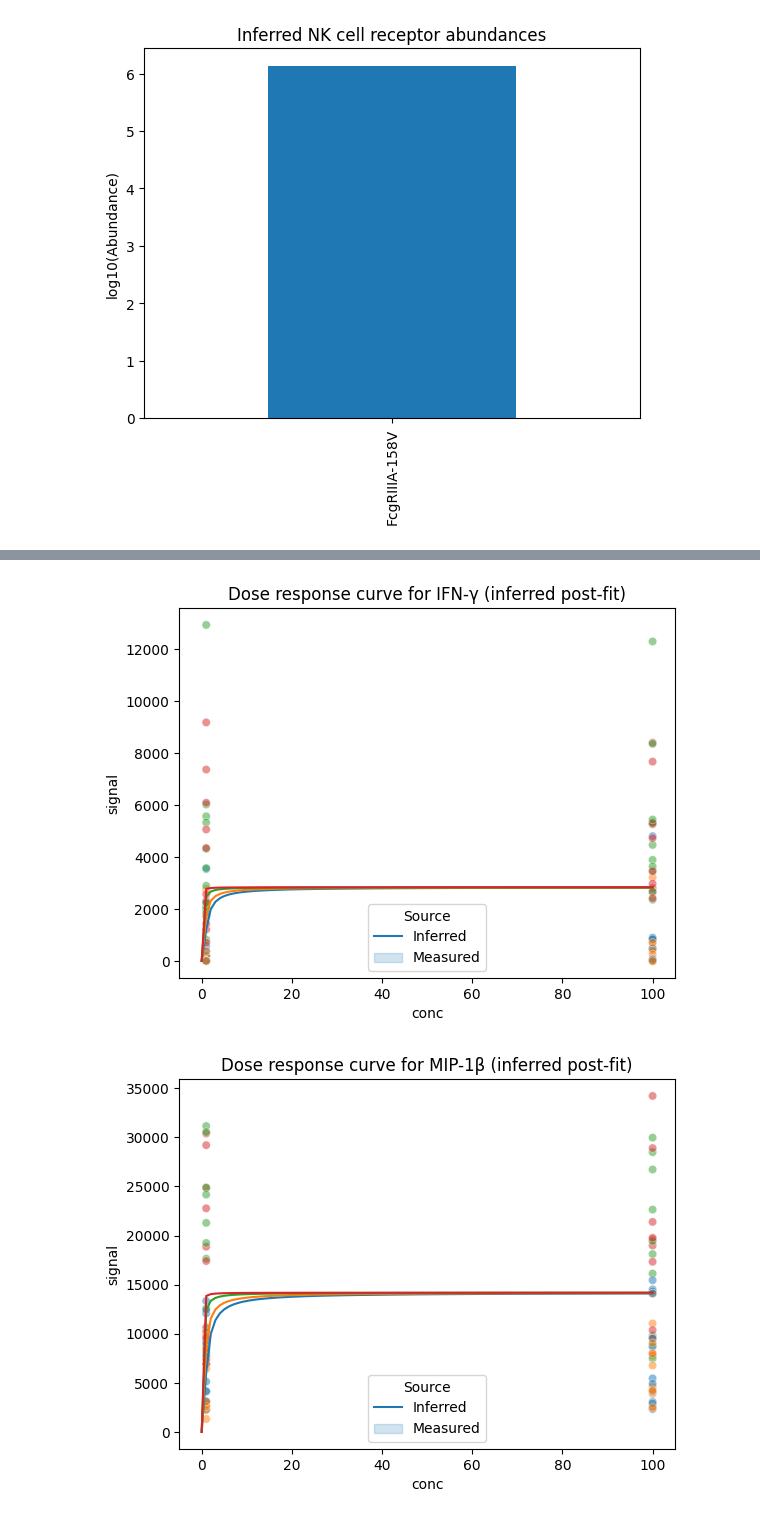
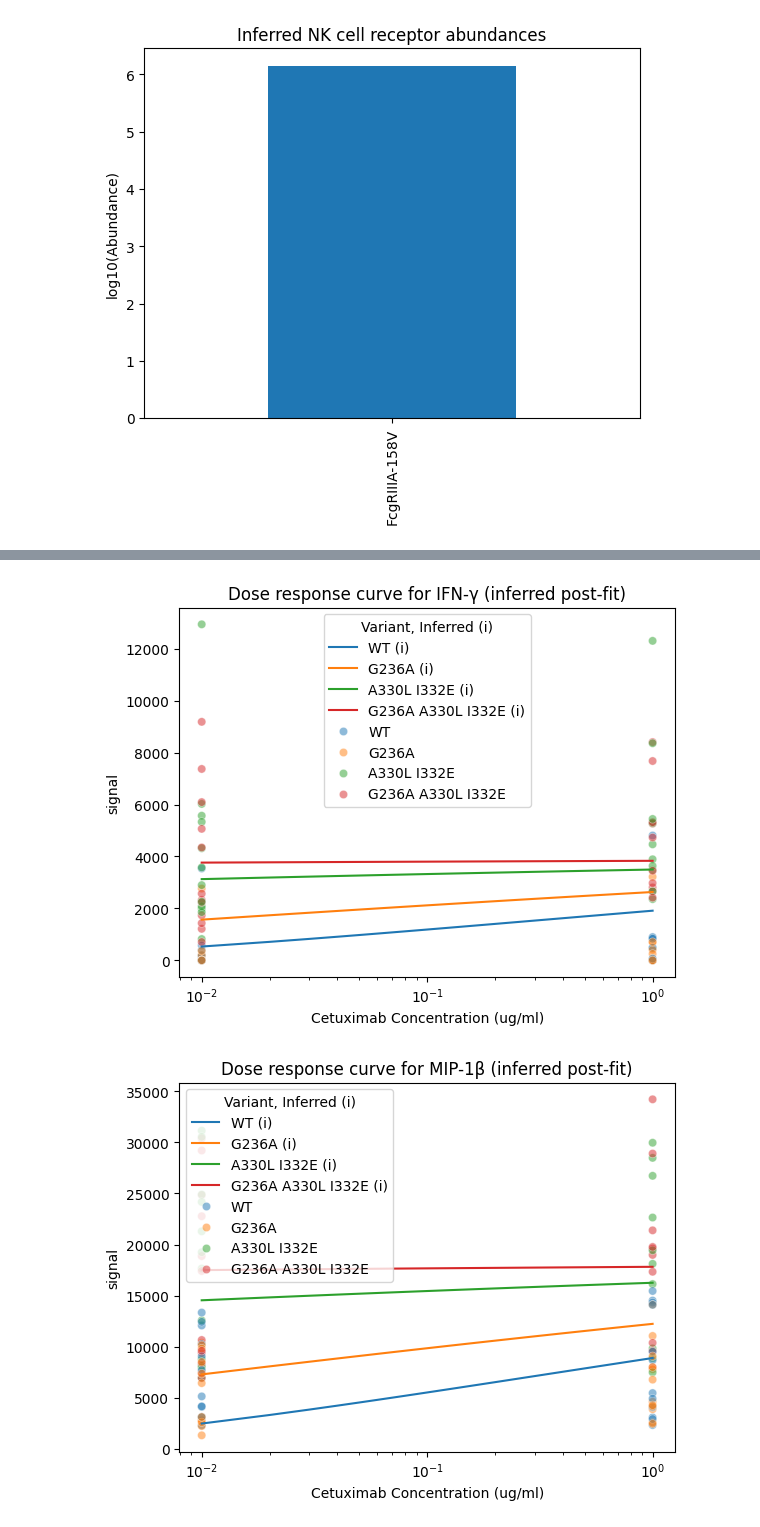
Before and after one commit to meyer-lab/cetuximab-binding-model, a Jupyter notebook: run.ipynb, the cells around one changed output, grey strips where cells are left out. Saved outputs shown, nothing was run; the diff lists cells and outputs as text; code cells hidden in the pictures.

Commit message:
improve plot presentation

```diff
--- a/run.ipynb
+++ b/run.ipynb
@@ -132,7 +127,7 @@ for variant in variants:
         variant_frame_df = result_polate_frame[(result_polate_frame["variant"] == variant) & (result_polate_frame["cytokine"] == cytokine)]
 
         # generate a range of Ab concentrations
-        ab_conc_range = np.linspace(0, 100, 100)
+        ab_conc_range = np.linspace(result["conc"].min(), result["conc"].max(), 100)
 
         # make rows for each concentration, copying all other values
         for ab_conc in ab_conc_range:
@@ -160,23 +155,31 @@ for cytokine in result_polate["cytokine"].unique():
 # %%
 # overlay real data
 
 # stack result_polate and result, making sure they are labeled
 result_polate["source"] = "inferred"
 result_copy = result.drop(columns=["signal_inferred", "se"])
 result_copy["source"] = "measured"
 result_stack = pd.concat([result_polate, result_copy])
 
+result_stack["conc"] = result_stack["conc"] * 1e9
+# append "inferred" to the variant column for all rows in result_stack where source is "inferred"
+result_stack.loc[result_stack["source"] == "inferred", "variant"] = result_stack.loc[result_stack["source"] == "inferred", "variant"] + " (i)"
+
 
 for cytokine in result_stack["cytokine"].unique():
     cytokine_df = result_stack[result_stack["cytokine"] == cytokine]
+
     # plot inferred as lineplot, measured as scatterplot
     ax = sns.lineplot(x="conc", y="signal", hue="variant", data=cytokine_df[cytokine_df["source"] == "inferred"])
     sns.scatterplot(x="conc", y="signal", hue="variant", data=cytokine_df[cytokine_df["source"] == "measured"], alpha=0.5, ax=ax)
 
-    # indicate that the lineplot is inferred and the scatterplot is measured in legend
-    ax.legend(title="Source", labels=["Inferred", "Measured"])
+    ax.set_xscale("log")
+    ax.set_xlabel("Cetuximab Concentration (ug/ml)")
+
+    ax.legend(title="Variant, Inferred (i)")
+
     ax.set_title(f"Dose response curve for {cytokine} (inferred post-fit)")
     plt.show()
 # %% [output]
-[figure, old version]
+[figure, new version]
-[figure, old version]
+[figure, new version]
```
Also changed, not shown: parts of 7 cells of this notebook.
